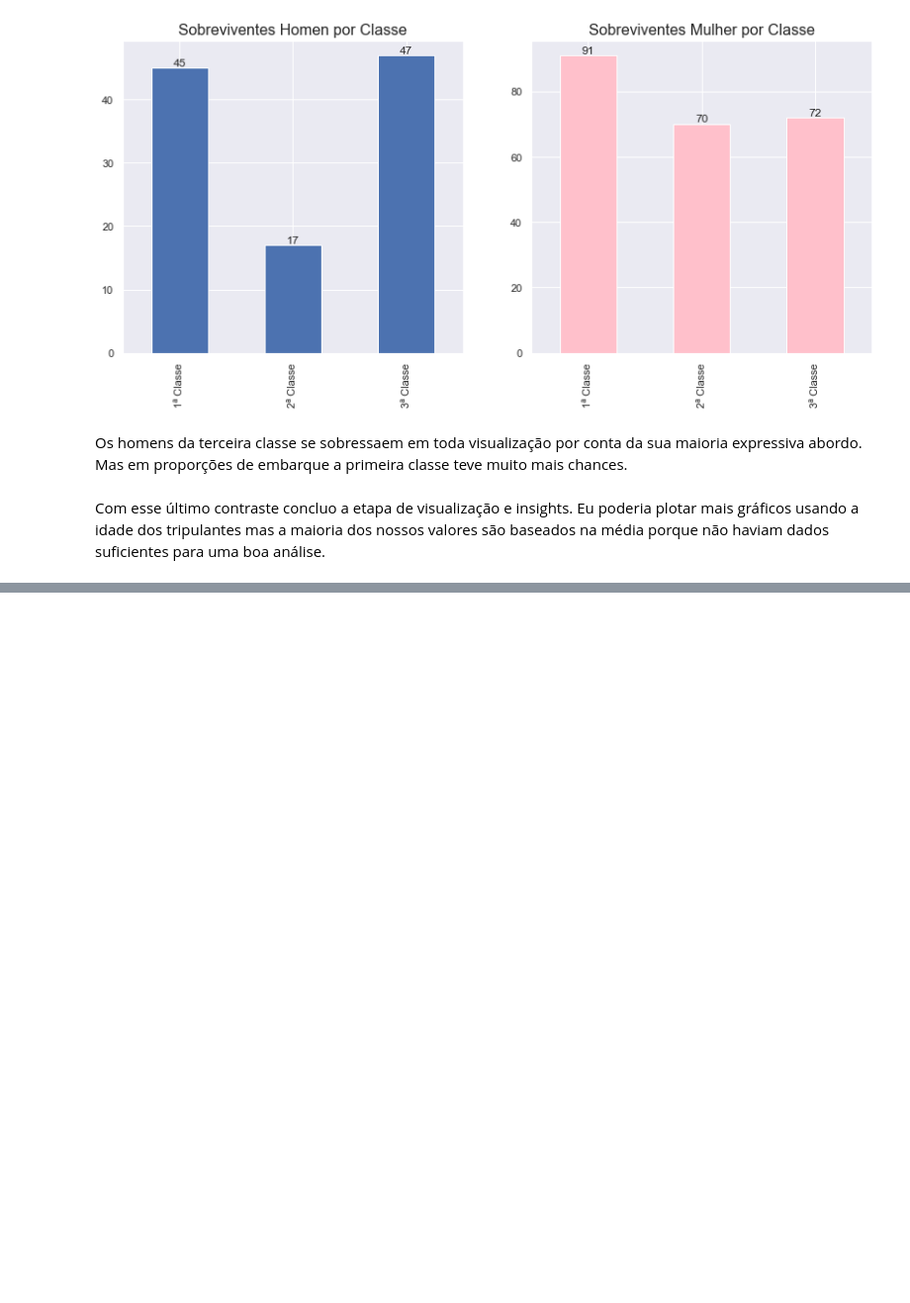
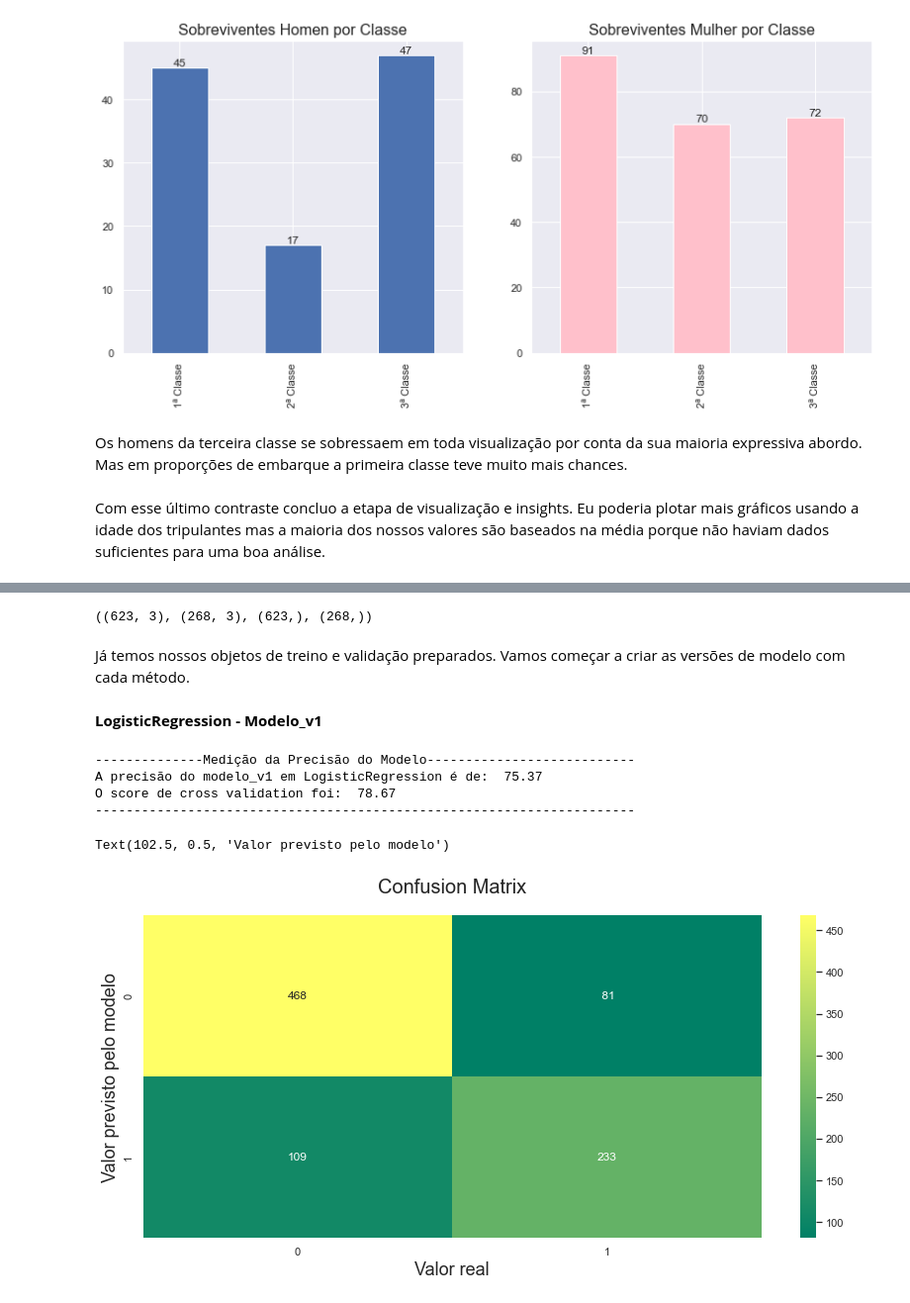
Before and after one commit to Rebeque/Titanic---Quem-sobreviveria-ETL-EDA-ML-Deploy-HTML-CSS-, a Jupyter notebook: Notebook_Titanic_Quem sobreviveria_v0.1.ipynb, the cells around one changed output, grey strips where cells are left out. Shown at 99% size. Cells and saved outputs as stored; diff of their text form; code cells hidden in the pictures; blank space fills up the shorter version.

Commit message:
Criação dos modelos, submissão ao Kaggle

```diff
--- a/Notebook_Titanic_Quem sobreviveria_v0.1.ipynb
+++ b/Notebook_Titanic_Quem sobreviveria_v0.1.ipynb
@@ -710,0 +724,3 @@ Index(['Classe_Passageiro', 'Nome', 'Gênero', 'Idade', 'N_Esposa_Irmãos',
+# %%
+df_treino = pd.get_dummies(df_treino, columns = ['Gênero'])
+df_teste = pd.get_dummies(df_teste, columns = ['Gênero'])
@@ -710,0 +775,54 @@ Index(['Classe_Passageiro', 'Nome', 'Gênero', 'Idade', 'N_Esposa_Irmãos',
+# %%
+# Importando as bibliocas
+from sklearn.model_selection import train_test_split # para dividir os dados em treino e validação
+from sklearn.metrics import accuracy_score  # para medir a acurácia
+from sklearn.model_selection import KFold # medir K-fold cross validation
+from sklearn.model_selection import cross_val_score # para validação do score
+from sklearn.model_selection import cross_val_predict # predição de dados sem target
+from sklearn.metrics import confusion_matrix # confusion matrix
+
+# Separando o atributo target
+all_features = df_treino.drop('Sobreviveu',axis=1)
+feature_target = df_treino['Sobreviveu']
+
+# Separando o dataset em 30%
+X_train,X_test,y_train,y_test = train_test_split(all_features,feature_target,test_size=0.3,random_state=1)
+
+# Verificando o shape das divisões
+X_train.shape,X_test.shape,y_train.shape,y_test.shape
+# %% [output]
+((623, 3), (268, 3), (623,), (268,))
+# %% [markdown]
+Já temos nossos objetos de treino e validação preparados. Vamos começar a criar as versões de modelo com cada método.
+# %% [markdown]
+**LogisticRegression - Modelo_v1**
+# %%
+from sklearn.linear_model import LogisticRegression # Logistic Regression
+
+modelo_v1 = LogisticRegression() # Entrega o objeto ao método
+modelo_v1.fit(X_train,y_train) # Treina o modelo com os dados supervisionados
+predicao_v1 = modelo_v1.predict(X_test) # Gera a predição usando esse modelo vs os dados separadaos para teste
+
+print('--------------Medição da Precisão do Modelo---------------------------')
+print('A precisão do modelo_v1 em LogisticRegression é de: ',
+      round(accuracy_score(predicao_v1,y_test)*100,2)) # Arredonda o valor em porcentagem
+
+kfold = KFold(n_splits=10) # Dividindo os dados em 10 partes para teste em KFold
+resultado_v1 = cross_val_score(modelo_v1,all_features,feature_target,cv=10,scoring='accuracy') # Cross Validation Score
+
+print('O score de cross validation foi: ',round(resultado_v1.mean()*100,2)) # Arredonda média do resultado da cross validation
+y_pred = cross_val_predict(modelo_v1,all_features,feature_target,cv=10)
+
+print('-'*70)
+
+sns.heatmap(confusion_matrix(feature_target,y_pred),annot=True,fmt='3.0f',cmap="summer")
+plt.title('Confusion Matrix', y=1.05, size=20) # Cria a matriz de confusão para verificação visual
+plt.xlabel('Valor real', fontsize=18)
+plt.ylabel('Valor previsto pelo modelo', fontsize=18)
+# %% [output]
+--------------Medição da Precisão do Modelo---------------------------
+A precisão do modelo_v1 em LogisticRegression é de:  75.37
+O score de cross validation foi:  78.67
+----------------------------------------------------------------------
+Text(102.5, 0.5, 'Valor previsto pelo modelo')
+[figure, added]
```
Also changed, not shown: parts of 50 cells of this notebook.
